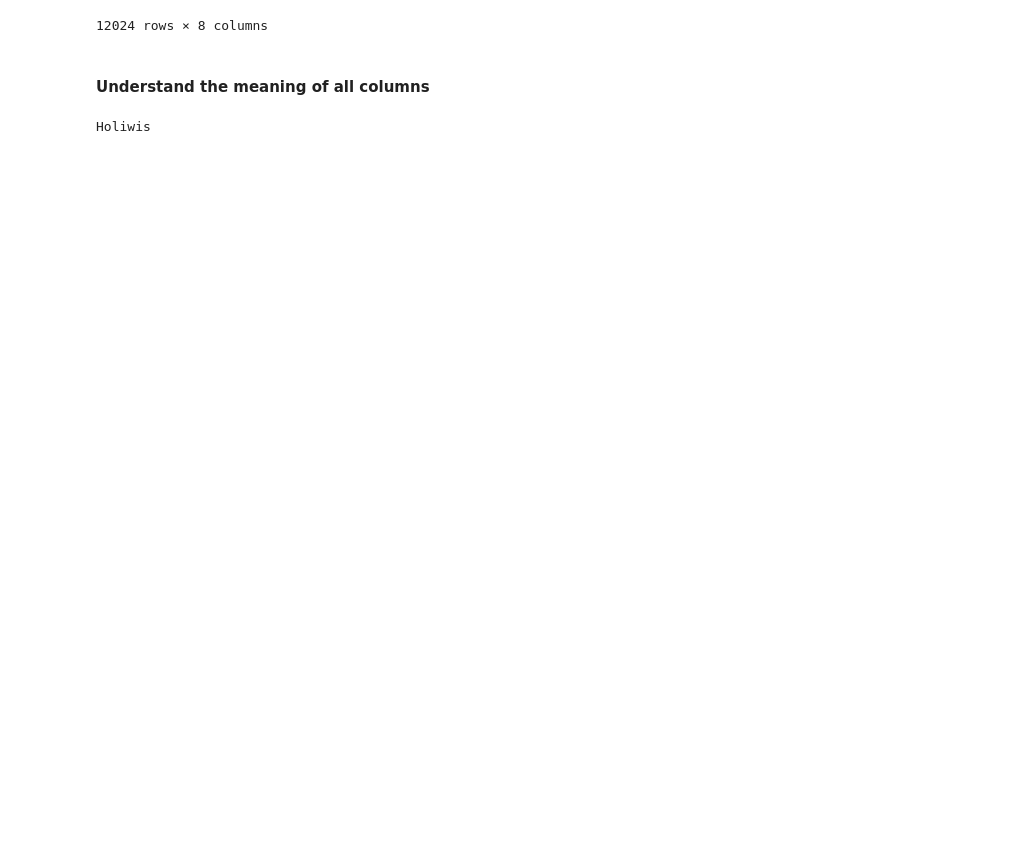
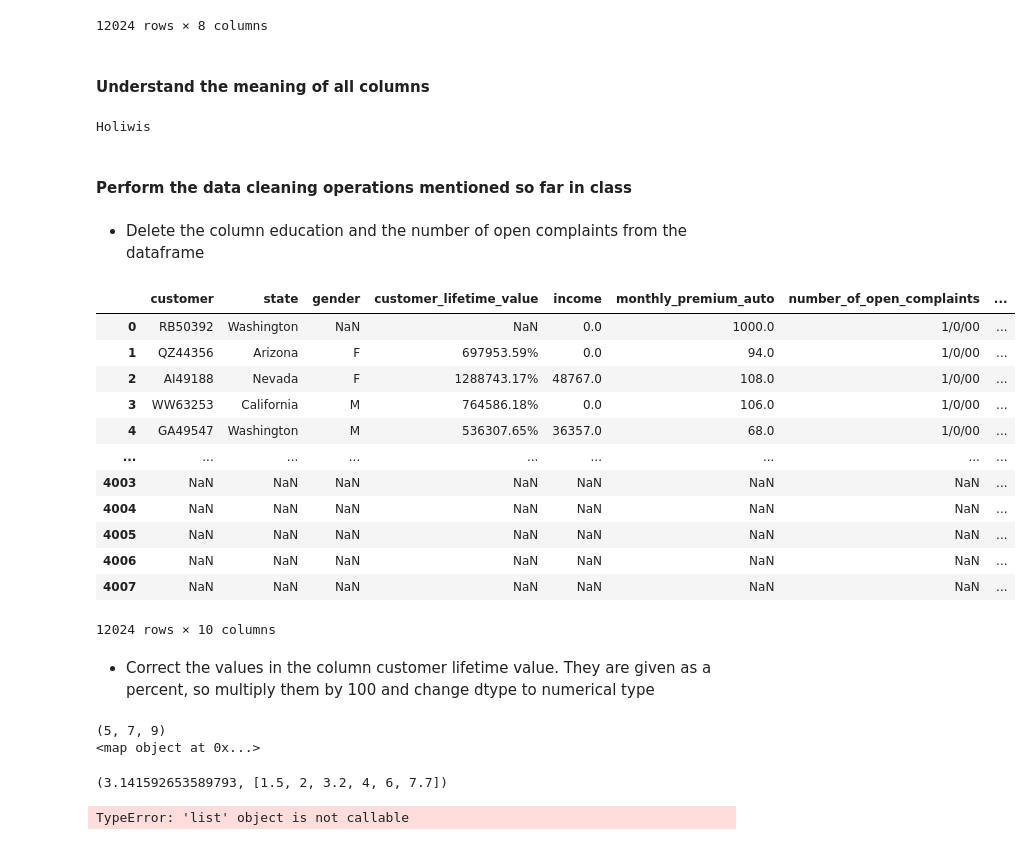
Before and after one commit to Jesus-Almansa/lab-customer-analysis-round-1, a Jupyter notebook: files_for_lab/repaso.ipynb, the cells around one changed output. Drawn from its saved outputs; the diff is of its cells as text; code cells hidden in the pictures; blank space fills up the shorter version.

```diff
--- a/files_for_lab/repaso.ipynb
+++ b/files_for_lab/repaso.ipynb
@@ -168,3 +168,26 @@ cat
 print("Holiwis")
 # %% [output]
 Holiwis
+# %% [markdown]
+#### Perform the data cleaning operations mentioned so far in class
+# %% [markdown]
++ Delete the column education and the number of open complaints from the dataframe
+# %%
+df = df.drop(['education'], axis=1)
+df
+# %% [output]
+|  | customer | state | gender | customer_lifetime_value | income | monthly_premium_auto | number_of_open_complaints | ... |
+| 0 | RB50392 | Washington | NaN | NaN | 0.0 | 1000.0 | 1/0/00 | ... |
+| 1 | QZ44356 | Arizona | F | 697953.59% | 0.0 | 94.0 | 1/0/00 | ... |
+| 2 | AI49188 | Nevada | F | 1288743.17% | 48767.0 | 108.0 | 1/0/00 | ... |
+| 3 | WW63253 | California | M | 764586.18% | 0.0 | 106.0 | 1/0/00 | ... |
+| 4 | GA49547 | Washington | M | 536307.65% | 36357.0 | 68.0 | 1/0/00 | ... |
+| ... | ... | ... | ... | ... | ... | ... | ... | ... |
+| 4003 | NaN | NaN | NaN | NaN | NaN | NaN | NaN | ... |
+| 4004 | NaN | NaN | NaN | NaN | NaN | NaN | NaN | ... |
+| 4005 | NaN | NaN | NaN | NaN | NaN | NaN | NaN | ... |
+| 4006 | NaN | NaN | NaN | NaN | NaN | NaN | NaN | ... |
+| 4007 | NaN | NaN | NaN | NaN | NaN | NaN | NaN | ... |
+12024 rows × 10 columns
+# %% [markdown]
++ Correct the values in the column customer lifetime value. They are given as a percent, so multiply them by 100 and change dtype to numerical type
@@ -170,0 +196,24 @@ Holiwis
+# %%
+numbers1 = [1, 2, 3]
+numbers2 = [4, 5, 6]
+
+result = map(lambda x, y: x + y, numbers1, numbers2)
+print(tuple(result))
+print(result)
+# %% [output]
+(5, 7, 9)
+<map object at 0x...>
+# %%
+area(1), radii
+# %% [output]
+(3.141592653589793, [1.5, 2, 3.2, 4, 6, 7.7])
+# %%
+import math
+def area(r):
+    return math.pi * r**2
+radio = [1.5,2,3.2,4,6,7.7]
+
+resultado = (map(area, radio))
+print(list(resultado))
+# %% [output]
+TypeError: 'list' object is not callable
```
Also changed, not shown: parts of 5 cells of this notebook.
